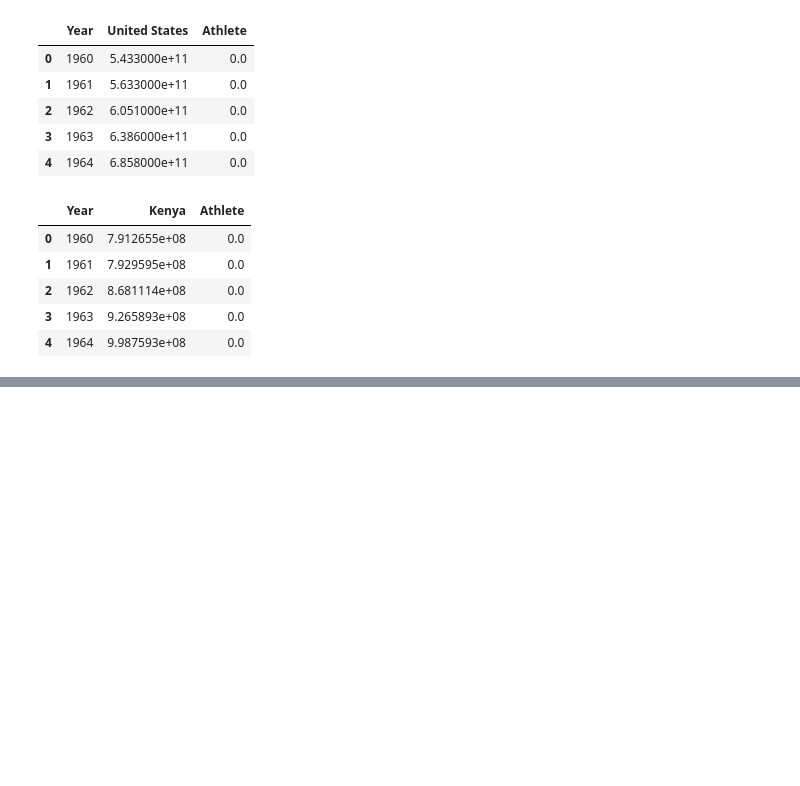
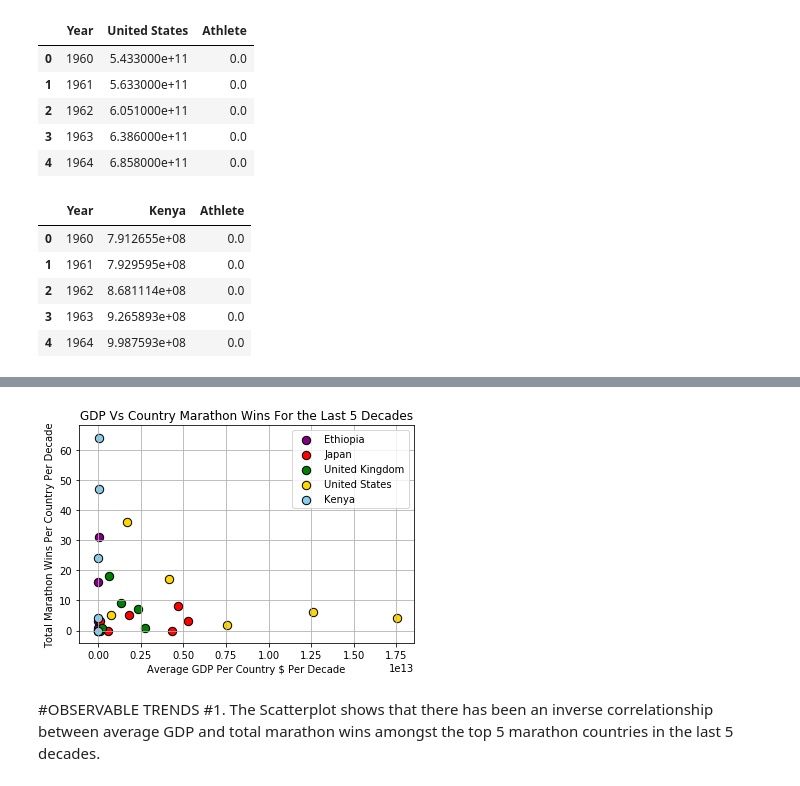
Before and after one commit to tonitiri/test-work, a Jupyter notebook: Group Project.ipynb, the cells around one changed output, grey strips where cells are left out. Saved outputs shown, nothing was run; the diff lists cells and outputs as text; code cells hidden in the pictures; blank space fills up the shorter version.

```diff
--- a/Group Project.ipynb
+++ b/Group Project.ipynb
@@ -238,0 +415,5 @@ plt.show()
+# %%
+# Japan wins per Decade
+Summary_Table = Summary_Table1.groupby("Decades")
+Japan_Wins_per_decade = (Summary_Table['Japan Wins'].sum())
+Japan_Wins_per_decade
@@ -238,0 +429,5 @@ plt.show()
+# %%
+# Japan Average GDP per Bin
+Summary_Table = Summary_Table1.groupby("Decades")
+Japan_GDP_per_decade = (Summary_Table['Japan GDP'].mean().round(2))
+Japan_GDP_per_decade
@@ -238,0 +443,5 @@ plt.show()
+# %%
+# Ethiopia wins per Decade
+Summary_Table = Summary_Table1.groupby("Decades")
+Ethiopia_Wins_per_decade = (Summary_Table['Ethiopia Wins'].sum())
+Ethiopia_Wins_per_decade
@@ -238,0 +457,5 @@ plt.show()
+# %%
+# Ethiopia Average GDP per Bin
+Summary_Table = Summary_Table1.groupby("Decades")
+Ethiopia_GDP_per_decade = (Summary_Table['Ethiopia GDP'].mean().round(2))
+Ethiopia_GDP_per_decade
@@ -238,0 +471,36 @@ plt.show()
+# %%
+#define data
+y1 = Ethiopia_Wins_per_decade
+x1 = Ethiopia_GDP_per_decade
+y2 = Japan_Wins_per_decade
+x2 = Japan_GDP_per_decade
+y3 = UK_Wins_per_decade
+x3 = UK_GDP_per_decade
+y4 = USA_Wins_per_decade
+x4 = USA_GDP_per_decade
+y5 = Kenya_Wins_per_decade
+x5 = Kenya_GDP_per_decade
+
+
+plt.xlabel('Average GDP Per Country $ Per Decade')
+plt.ylabel('Total Marathon Wins Per Country Per Decade')
+plt.title('GDP Vs Country Marathon Wins For the Last 5 Decades')
+
+
+
+plt.scatter(x1, y1, marker='o', label='Ethiopia', s=70, c='purple' , alpha=1, edgecolors='black')
+plt.scatter(x2, y2, marker='o', label='Japan', s=70, c='red', alpha=1, edgecolors='black')
+plt.scatter(x3, y3, marker='o', label='United Kingdom', s=70, c='green', alpha=1, edgecolors='black')
+plt.scatter(x4, y4, marker='o', label='United States', s=70, c='gold', alpha=1, edgecolors='black')
+plt.scatter(x5, y5, marker='o', label='Kenya', c='skyblue', s=70, alpha=1, edgecolors='black')
+
+# Plot legend.
+plt.legend(loc="upper right", markerscale=1., scatterpoints=1, fontsize=10)
+plt.grid(True)
+plt.savefig("../Images/GDP_MarathonWinsPerDecade.png")
+plt.show()
+# %% [output]
+[figure, added]
+# %% [markdown]
+#OBSERVABLE TRENDS
+#1. The Scatterplot shows that there has been an inverse correlationship between average GDP and total marathon wins amongst the top 5 marathon countries in the last 5 decades.
```
Also changed, not shown: parts of 19 cells of this notebook, 2 other files.
